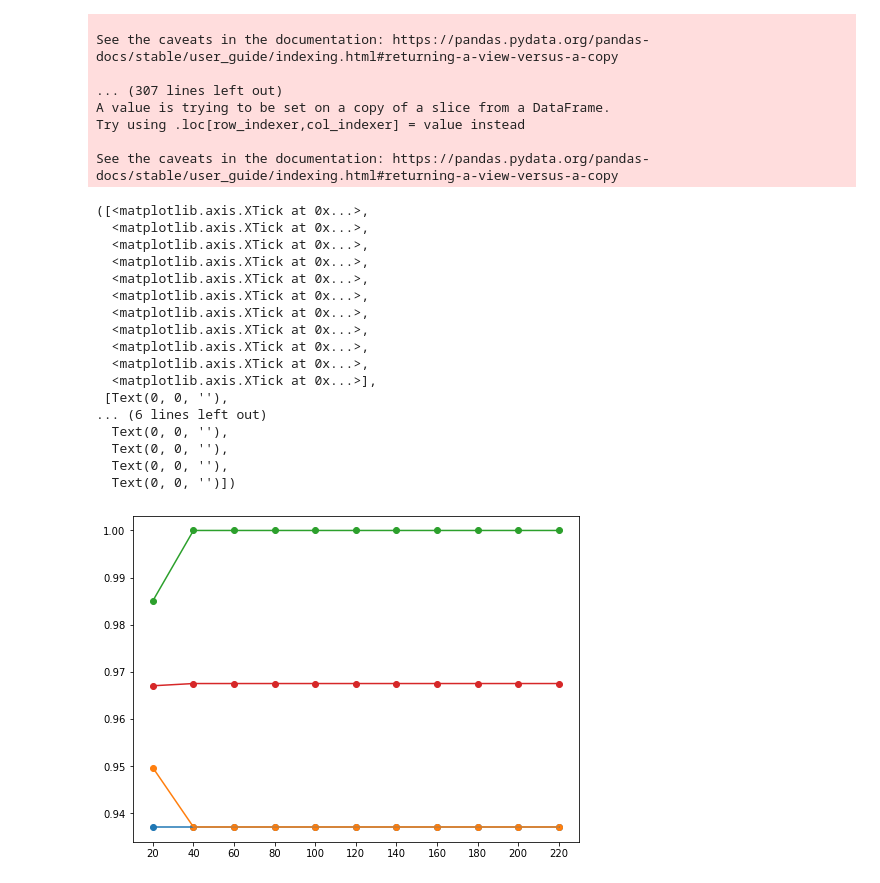
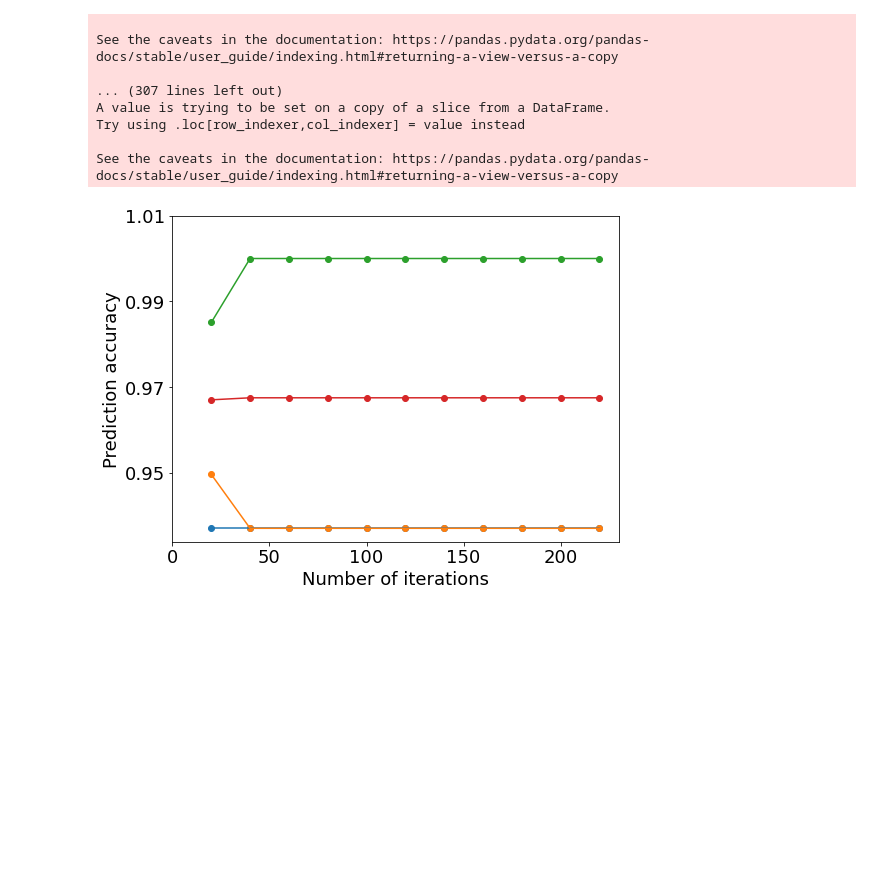
Before and after one commit to SingharoyLab/H1N1_host_interaction, a Jupyter notebook: 06_MDCK_convergence.ipynb, the cells around one changed output. Cells and saved outputs as stored; diff of their text form; code cells hidden in the pictures; blank space fills up the shorter version.

Commit message:
Saved convergence plots

```diff
--- a/06_MDCK_convergence.ipynb
+++ b/06_MDCK_convergence.ipynb
@@ -105,35 +105,24 @@ See the caveats in the documentation: https://pandas.pydata.org/pandas-docs/stab
 # %%
 # Plot the 4 performance metrices wrt number of iterations
 plt.figure(figsize=(8,6))
 xVals = np.arange(20,223,20)
 plt.scatter(xVals, accList, label='Accuracy')
 plt.scatter(xVals, precList, label='Precision')
 plt.scatter(xVals, recList, label='Recall')
 plt.scatter(xVals, f1List, label='F1 score')
 plt.plot(xVals, accList)
 plt.plot(xVals, precList)
 plt.plot(xVals, recList)
 plt.plot(xVals, f1List)
-plt.xticks(xVals)
+
+plt.xticks(np.arange(0, 201, 50), fontsize=18)
+plt.yticks(np.arange(0.95, 1.01, 0.02), fontsize=18)
+plt.xlabel("Number of iterations", fontsize=18)
+plt.ylabel("Prediction accuracy", fontsize=18)
+
+plt.savefig("Plots/MDCK_convergence.pdf")
 # %% [output]
-([<matplotlib.axis.XTick at 0x...>,
-  <matplotlib.axis.XTick at 0x...>,
-  <matplotlib.axis.XTick at 0x...>,
-  <matplotlib.axis.XTick at 0x...>,
-  <matplotlib.axis.XTick at 0x...>,
-  <matplotlib.axis.XTick at 0x...>,
-  <matplotlib.axis.XTick at 0x...>,
-  <matplotlib.axis.XTick at 0x...>,
-  <matplotlib.axis.XTick at 0x...>,
-  <matplotlib.axis.XTick at 0x...>,
-  <matplotlib.axis.XTick at 0x...>],
- [Text(0, 0, ''),
-... (6 lines left out)
-  Text(0, 0, ''),
-  Text(0, 0, ''),
-  Text(0, 0, ''),
-  Text(0, 0, '')])
-[figure, old version]
+[figure, new version]
 # %%
 # Save the data file if needed
 acc = np.column_stack((xVals, accList, precList, recList, f1List))
```
